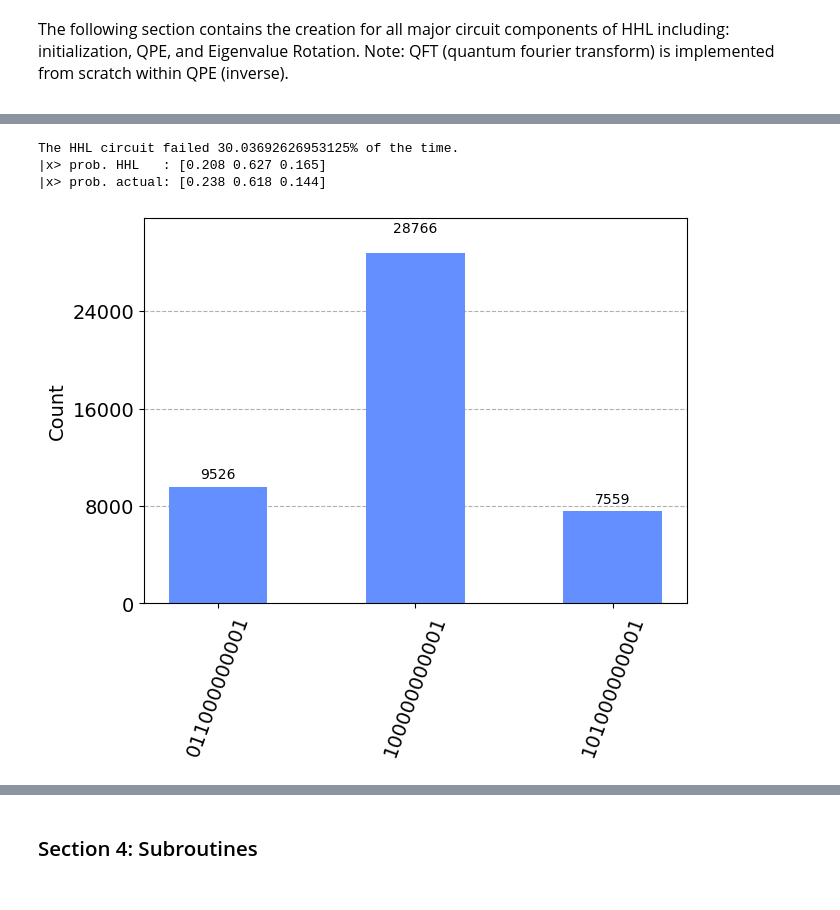
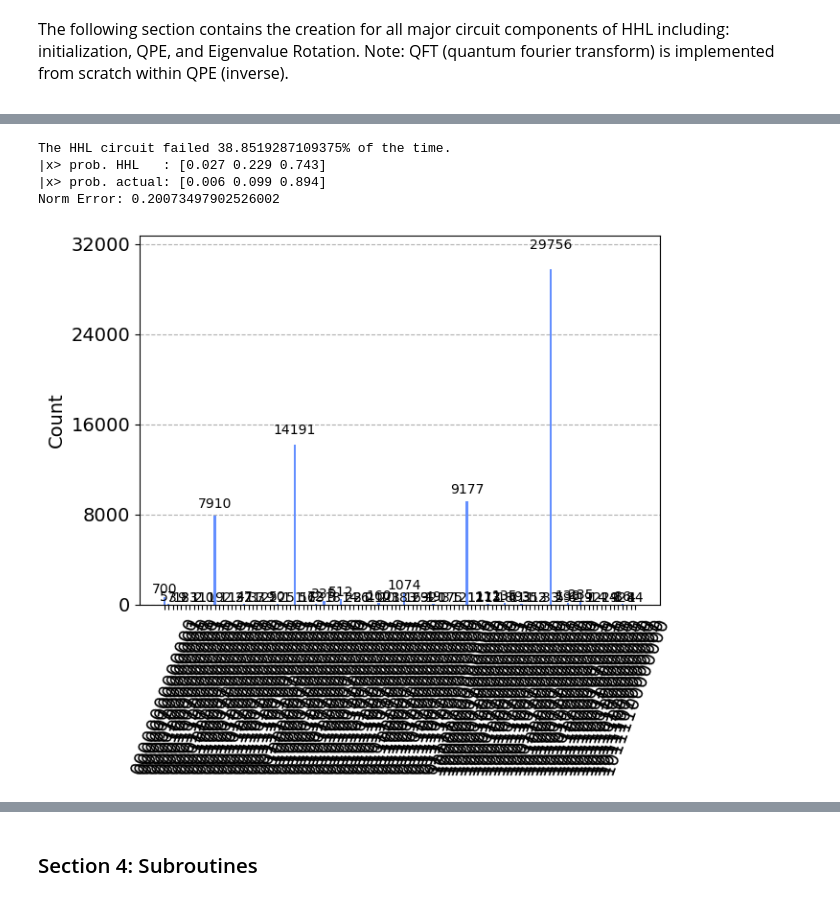
Before and after one commit to sonnyloweus/HHL-Quantum-Linear-Algebra, a Jupyter notebook: QuantumLinearAlgebra_HHL_v2.ipynb, the cells around one changed output, grey strips where cells are left out. Saved outputs shown, nothing was run; the diff lists cells and outputs as text; code cells hidden in the pictures.

```diff
--- a/QuantumLinearAlgebra_HHL_v2.ipynb
+++ b/QuantumLinearAlgebra_HHL_v2.ipynb
@@ -500,16 +522,13 @@ def hhl_circuit(
 ######################################################
 ############## Hyperparams + Problem #################
 ######################################################
-tol = 2e-4 # accuracy of QPE
+tol = 2e-5 # accuracy of QPE
 ev_time = 150 # evolution time t
 shots = 2**16 # execution shots
 
 # A is a 3x3 invertible non hermitian sparse matrix that is well scaled and stable
 A = np.matrix([[4/5, 1/5, 0],[0, 3/5, 1/5],[0, 0, 14/25]])
 b = np.array([0, 0, 1])
-
-# A = np.matrix([[1, 1, 0], [-1, 1, -1], [0, .13, 1.3]])
-# b = np.array([1, 3, 2])
 
 # A = np.array([[3/4, 1/4],
 #               [1/4, 3/4]])
@@ -533,20 +548,23 @@ Rotation Angles: [2.81 -2.81 1.61 -1.61 1.06 -1.06 -1.07 1.07 2.93 -2.93]
 # %%
 ######################################################
 ##################### Results $$$#####################
 ######################################################
 
 job = execute(hhl, backend=backend_qasm, shots=shots)
-failed_count, counts = remove_fails(job.result().get_counts())
+counts = job.result().get_counts()
+failed_count, trimmed_counts = remove_fails(counts.copy())
 
-x_hhl = get_x_hhl(shots, failed_count, counts)
+x_HHL = get_x_hhl(shots, failed_count, trimmed_counts)
 x = get_x_actual(A, b)
 print(f"The HHL circuit failed {failed_count/shots*100}% of the time.")
-print('|x> prob. HHL   :', np.array2string(x_hhl, formatter={'float_kind': lambda x: f"{x:.3f}"}))
+print('|x> prob. HHL   :', np.array2string(x_HHL, formatter={'float_kind': lambda x: f"{x:.3f}"}))
 print('|x> prob. actual:', np.array2string(np.real(x), formatter={'float_kind': lambda x: f"{x:.3f}"}))
+print(f"Norm Error: {np.linalg.norm(x_HHL - x)}")
 
 plot_histogram(counts)
 # %% [output]
-The HHL circuit failed 30.03692626953125% of the time.
-|x> prob. HHL   : [0.208 0.627 0.165]
-|x> prob. actual: [0.238 0.618 0.144]
+The HHL circuit failed 38.8519287109375% of the time.
+|x> prob. HHL   : [0.027 0.229 0.743]
+|x> prob. actual: [0.006 0.099 0.894]
+Norm Error: 0.20073497902526002
-[figure, old version]
+[figure, new version]
```
Also changed, not shown: parts of 9 cells of this notebook.
